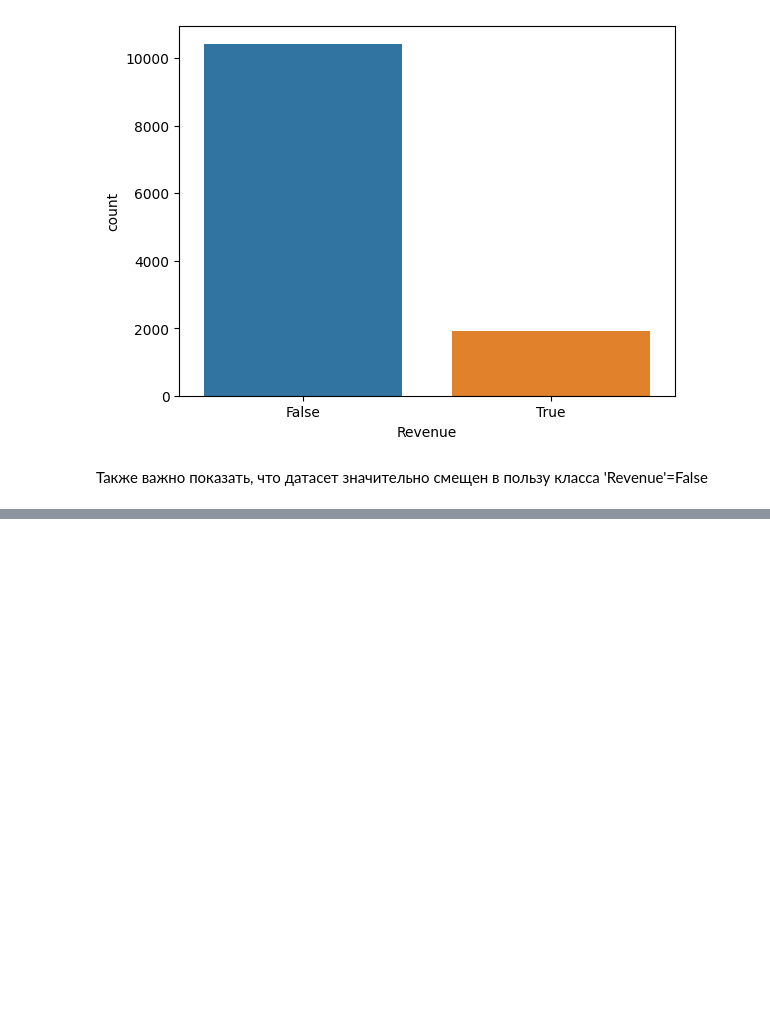
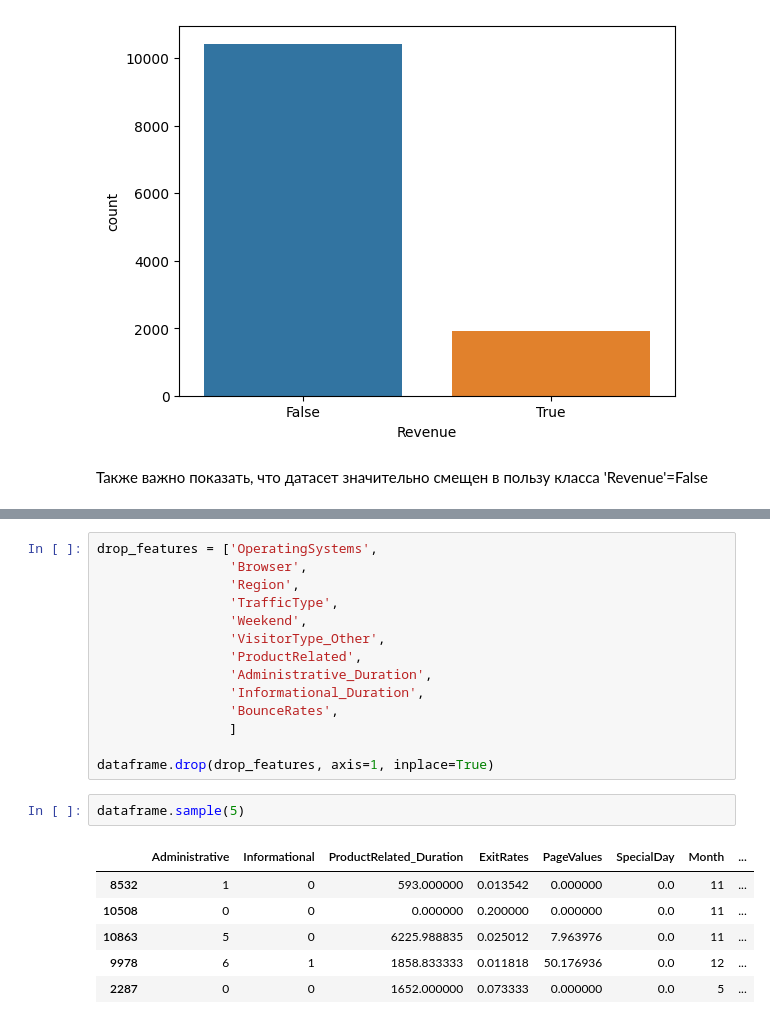
Before and after one commit to gregkseno/revenue-analysis, a Jupyter notebook: revenue_analysis.ipynb, the cells around one changed output, grey strips where cells are left out. Drawn from its saved outputs; the diff is of its cells as text; blank space fills up the shorter version.

```diff
--- a/revenue_analysis.ipynb
+++ b/revenue_analysis.ipynb
@@ -228,0 +277,23 @@ plt.show()
+# %%
+drop_features = ['OperatingSystems',
+                 'Browser',
+                 'Region',
+                 'TrafficType',
+                 'Weekend',
+                 'VisitorType_Other',
+                 'ProductRelated',
+                 'Administrative_Duration',
+                 'Informational_Duration',
+                 'BounceRates',
+                 ]
+
+dataframe.drop(drop_features, axis=1, inplace=True)
+# %%
+dataframe.sample(5)
+# %% [output]
+|  | Administrative | Informational | ProductRelated_Duration | ExitRates | PageValues | SpecialDay | Month | ... |
+| 8532 | 1 | 0 | 593.000000 | 0.013542 | 0.000000 | 0.0 | 11 | ... |
+| 10508 | 0 | 0 | 0.000000 | 0.200000 | 0.000000 | 0.0 | 11 | ... |
+| 10863 | 5 | 0 | 6225.988835 | 0.025012 | 7.963976 | 0.0 | 11 | ... |
+| 9978 | 6 | 1 | 1858.833333 | 0.011818 | 50.176936 | 0.0 | 12 | ... |
+| 2287 | 0 | 0 | 1652.000000 | 0.073333 | 0.000000 | 0.0 | 5 | ... |
```
Also changed, not shown: parts of 8 cells of this notebook.
